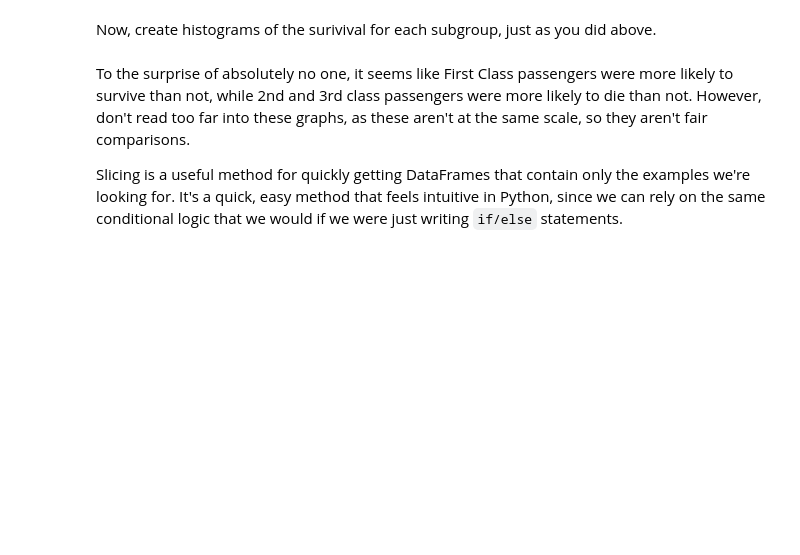
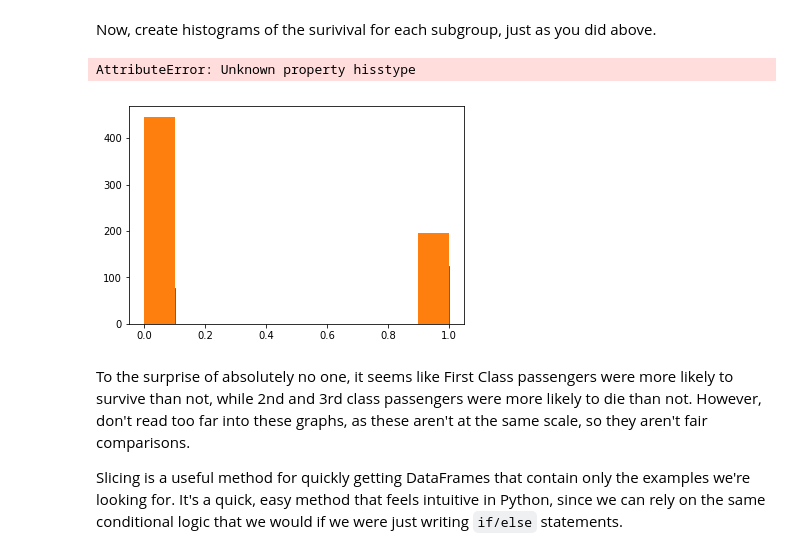
Before and after one commit to jmt0221/dsc-using-sql-with-pandas-lab-nyc-ds-082619, a Jupyter notebook: index.ipynb, the cells around one changed output. Saved outputs shown, nothing was run; the diff lists cells and outputs as text; code cells hidden in the pictures; blank space fills up the shorter version.

```diff
--- a/index.ipynb
+++ b/index.ipynb
@@ -147,8 +147,11 @@ Now, create histograms of the surivival for each subgroup, just as you did above
 # %%
 # Your code here
 fig, ax = plt.subplots()
 ax.hist(first_class_df['Survived'], histtype='step')
-ax.hist(second_third_class_df['Survived'],his)
+ax.hist(second_third_class_df['Survived'], hisstype='step')
+# %% [output]
+AttributeError: Unknown property hisstype
+[figure, added]
 # %% [markdown]
 To the surprise of absolutely no one, it seems like First Class passengers were more likely to survive than not, while 2nd and 3rd class passengers were more likely to die than not.  However, don't read too far into these graphs, as these aren't at the same scale, so they aren't fair comparisons.
 
```
